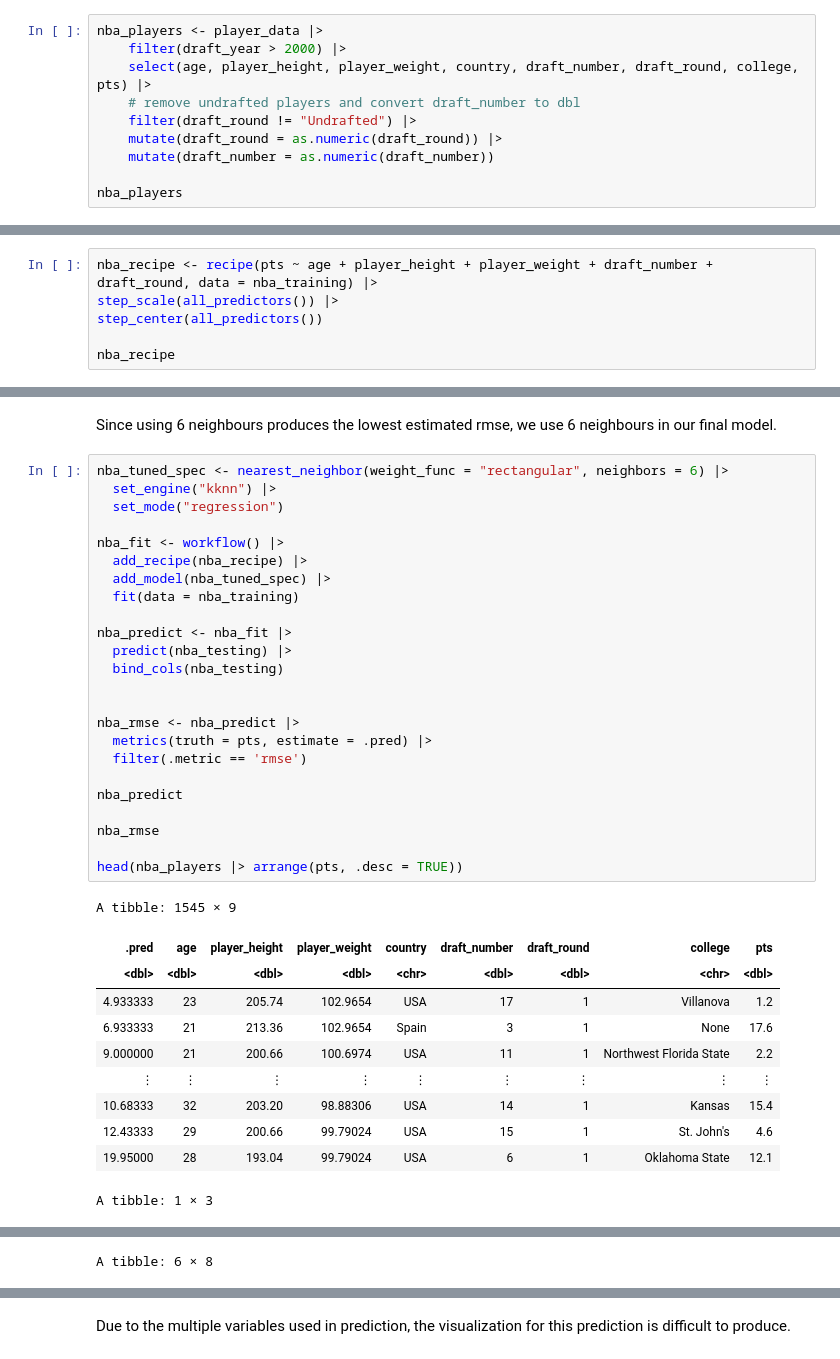
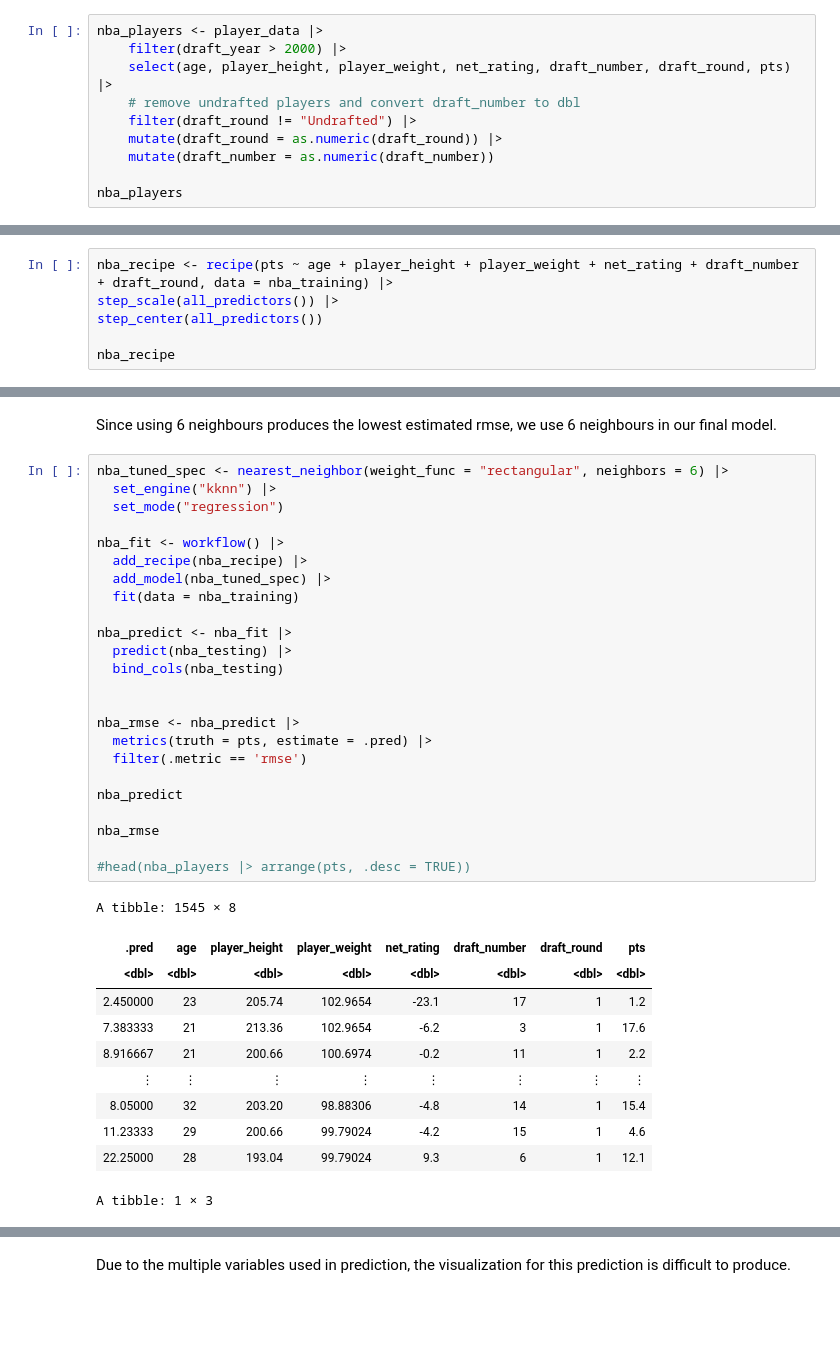
Before and after one commit to mdean808/dsci-100-group-project, a Jupyter notebook: project.ipynb, the cells around one changed output, grey strips where cells are left out. Drawn from its saved outputs; the diff is of its cells as text; blank space fills up the shorter version.

```diff
--- a/project.ipynb
+++ b/project.ipynb
@@ -79,7 +79,7 @@ Note that for `draft_round` players labeled as `Undrafted` were removed.
 # %%
 nba_players <- player_data |>
     filter(draft_year > 2000) |>
-    select(age, player_height, player_weight, country, draft_number, draft_round, college, pts) |>
+    select(age, player_height, player_weight, net_rating, draft_number, draft_round, pts) |>
     # remove undrafted players and convert draft_number to dbl
     filter(draft_round != "Undrafted") |>
     mutate(draft_round = as.numeric(draft_round)) |>
@@ -231,7 +216,7 @@ To predict the player performance variable, we will be using k-nearest neighbors
 # %% [markdown]
 First, we prepare the recipe by using the (scaled) age, player height, player weight, draft number, and draft round to predict the player's average points.
 # %%
-nba_recipe <- recipe(pts ~ age + player_height + player_weight + draft_number + draft_round, data = nba_training) |>
+nba_recipe <- recipe(pts ~ age + player_height + player_weight + net_rating + draft_number + draft_round, data = nba_training) |>
 step_scale(all_predictors()) |>
 step_center(all_predictors())
 
@@ -322,38 +312,38 @@ Since using 6 neighbours produces the lowest estimated rmse, we use 6 neighbours
 # %%
 nba_tuned_spec <- nearest_neighbor(weight_func = "rectangular", neighbors = 6) |>
   set_engine("kknn") |>
   set_mode("regression")
 
 nba_fit <- workflow() |>
   add_recipe(nba_recipe) |>
   add_model(nba_tuned_spec) |>
   fit(data = nba_training)
 
 nba_predict <- nba_fit |>
   predict(nba_testing) |>
   bind_cols(nba_testing)
 
 
 nba_rmse <- nba_predict |>
   metrics(truth = pts, estimate = .pred) |>
   filter(.metric == 'rmse')
 
 nba_predict
 
 nba_rmse
 
-head(nba_players |> arrange(pts, .desc = TRUE))
+#head(nba_players |> arrange(pts, .desc = TRUE))
 # %% [output]
-A tibble: 1545 × 9
+A tibble: 1545 × 8
-| .pred | age | player_height | player_weight | country | draft_number | draft_round | college | pts |
-| <dbl> | <dbl> | <dbl> | <dbl> | <chr> | <dbl> | <dbl> | <chr> | <dbl> |
-| 4.933333 | 23 | 205.74 | 102.9654 | USA | 17 | 1 | Villanova | 1.2 |
-| 6.933333 | 21 | 213.36 | 102.9654 | Spain | 3 | 1 | None | 17.6 |
-| 9.000000 | 21 | 200.66 | 100.6974 | USA | 11 | 1 | Northwest Florida State | 2.2 |
-| ⋮ | ⋮ | ⋮ | ⋮ | ⋮ | ⋮ | ⋮ | ⋮ | ⋮ |
-| 10.68333 | 32 | 203.20 | 98.88306 | USA | 14 | 1 | Kansas | 15.4 |
-| 12.43333 | 29 | 200.66 | 99.79024 | USA | 15 | 1 | St. John's | 4.6 |
-| 19.95000 | 28 | 193.04 | 99.79024 | USA | 6 | 1 | Oklahoma State | 12.1 |
+| .pred | age | player_height | player_weight | net_rating | draft_number | draft_round | pts |
+| <dbl> | <dbl> | <dbl> | <dbl> | <dbl> | <dbl> | <dbl> | <dbl> |
+| 2.450000 | 23 | 205.74 | 102.9654 | -23.1 | 17 | 1 | 1.2 |
+| 7.383333 | 21 | 213.36 | 102.9654 | -6.2 | 3 | 1 | 17.6 |
+| 8.916667 | 21 | 200.66 | 100.6974 | -0.2 | 11 | 1 | 2.2 |
+| ⋮ | ⋮ | ⋮ | ⋮ | ⋮ | ⋮ | ⋮ | ⋮ |
+| 8.05000 | 32 | 203.20 | 98.88306 | -4.8 | 14 | 1 | 15.4 |
+| 11.23333 | 29 | 200.66 | 99.79024 | -4.2 | 15 | 1 | 4.6 |
+| 22.25000 | 28 | 193.04 | 99.79024 | 9.3 | 6 | 1 | 12.1 |
 A tibble: 1 × 3
 | .metric | .estimator | .estimate |
 | <chr> | <chr> | <dbl> |
@@ -361 +350,0 @@ A tibble: 1 × 3
-A tibble: 6 × 8
```
Also changed, not shown: parts of 8 cells of this notebook.
